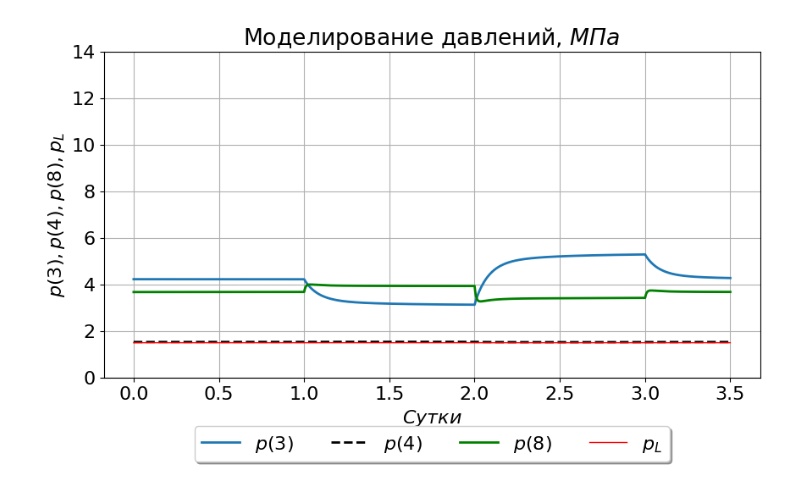
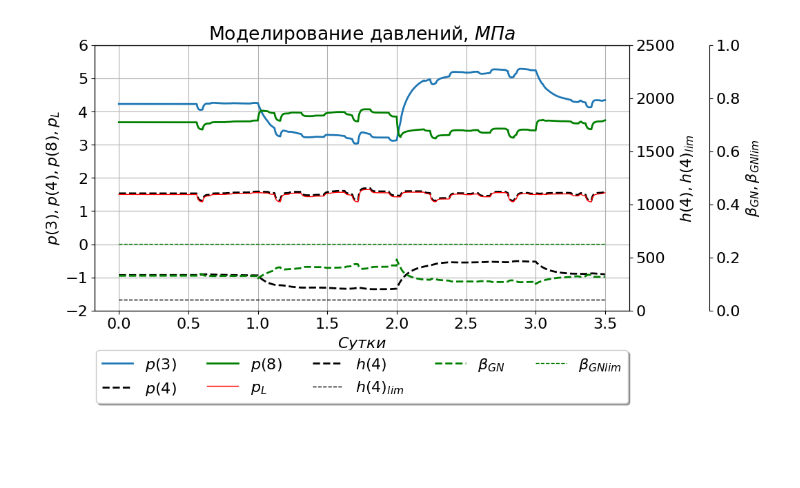
Before and after one commit to IANovoselov/well, a Jupyter notebook: well.ipynb, the cells around one changed output. Drawn from its saved outputs; the diff is of its cells as text; code cells hidden in the pictures; blank space fills up the shorter version.

```diff
--- a/well.ipynb
+++ b/well.ipynb
@@ -213,7 +213,7 @@ class AGZU:
     if  _k % (5000 + 600) == 0:
       self.agzu_is_on = True
       self.agzu_timer = 0
-      p_L_rand = 0.8 * p_L_avg
+      p_L_rand = 0.85 * p_L_avg
 
     if self.agzu_is_on is True:
       self.agzu_timer += 1
@@ -290,10 +290,10 @@ class Well:
                 self.p_L_rand = p_L_agzu
 
           if self.agzu.agzu_is_on is False and self.p_L_change_enable:
-              p_L_change = random.randint(700, 800)
+              p_L_change = random.randint(625, 833)
 
               if _k % p_L_change == 0:
-                self.p_L_rand = random.uniform(0.9 * p_L, 1.1 * p_L)
+                self.p_L_rand = random.uniform(0.95 * p_L, 1.05 * p_L)
 
         # Шаг по Эйлеру
         self.p_2 =  self.p_2 + (dt/self.reservoir.T_2)*(self.reservoir.p_R- self.reservoir.r_2*self.q - self.p_2 )
@@ -409,11 +409,11 @@ pump = Pump().init_h_0(well_params, reservoir, oil)
 pump.w = 1
 
 agzu = AGZU()
-agzu.enable = False
+agzu.enable = True
 
-w_program = {1: 1.07, 2: 0.93, 3: 1}
+w_program = {1: 1.065556, 2: 0.9335, 3: 1}
 well = Well(oil, pump, reservoir, well_params, agzu)
-well.p_L_change_enable = False
+well.p_L_change_enable = True
 well.set_w_program(w_program)
 
 
@@ -570,14 +536,14 @@ plot_data = [
               PlotData(df['p_L'], 'r', 1, 'p_L')
               ),
 
-             #(PlotData(df['h_4'], 'k--', 2, 'h(4)'),
-             # PlotData(pd.Series([h_lim]*k), 'k--', 1, 'h(4)_{lim}')
-             # ),
-#
-             #(PlotData(df['betta_GN'], 'g--', 2, 'beta_{GN}'),
-             # PlotData(pd.Series([betta_G_lim]*k), 'g--', 1, 'beta_{GNlim}')
-             # ),
+             (PlotData(df['h_4'], 'k--', 2, 'h(4)'),
+              PlotData(pd.Series([h_lim]*k), 'k--', 1, 'h(4)_{lim}')
+              ),
+
+             (PlotData(df['betta_GN'], 'g--', 2, '\\beta_{GN}'),
+              PlotData(pd.Series([betta_G_lim]*k), 'g--', 1, '\\beta_{GNlim}')
+              ),
             ]
 
-build_plot(x, plot_data, 'Моделирование давлений, $МПа$', y_scale = [Scale(min=0, max=14), Scale(min=0, max=2500), Scale(min=0, max=1)])
+build_plot(x, plot_data, 'Моделирование давлений, $МПа$', y_scale = [Scale(min=-2, max=6), Scale(min=0, max=2500), Scale(min=0, max=1)])
 # %% [output]
@@ -601 +550 @@ WARNING:matplotlib.font_manager:findfont: Font family 'Times New Roman' not foun
-[figure, old version]
+[figure, new version]
```
Also changed, not shown: parts of 22 cells of this notebook.
